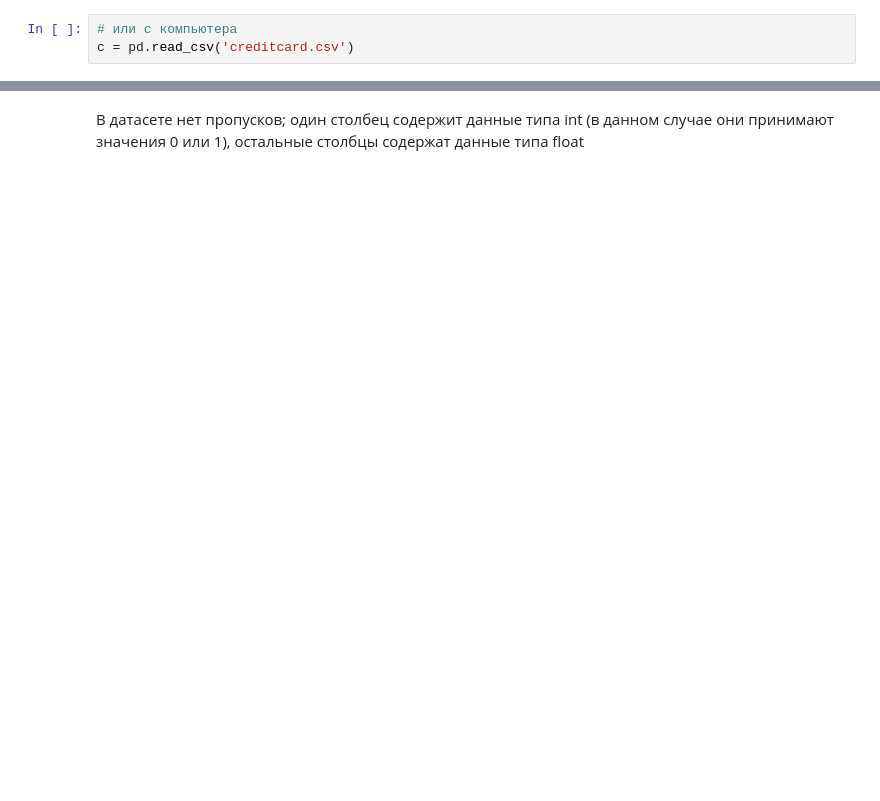
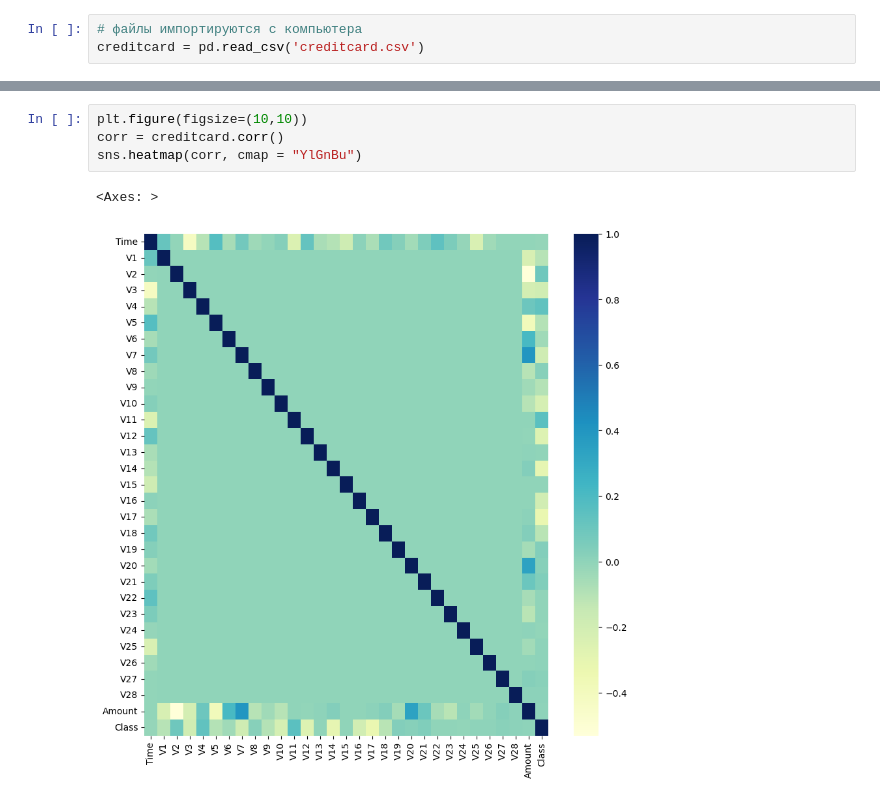
Before and after one commit to Egor-Shulga/credit-card-fraud-detection, a Jupyter notebook: CCFD.ipynb, the cells around one changed output, grey strips where cells are left out. Saved outputs shown, nothing was run; the diff lists cells and outputs as text; blank space fills up the shorter version.

```diff
--- a/CCFD.ipynb
+++ b/CCFD.ipynb
@@ -15,4 +53,4 @@ c = pd.read_csv('/content/drive/MyDrive/Colab Notebooks/files/creditcard.csv')
 # %%
-# или с компьютера
-c = pd.read_csv('creditcard.csv')
+# файлы импортируются с компьютера
+creditcard = pd.read_csv('creditcard.csv')
 # %%
@@ -24,2 +115,7 @@ print(c.isna().sum())
-# %% [markdown]
-В датасете нет пропусков; один столбец содержит данные типа int (в данном случае они принимают значения 0 или 1), остальные столбцы содержат данные типа float
+# %%
+plt.figure(figsize=(10,10))
+corr = creditcard.corr()
+sns.heatmap(corr, cmap = "YlGnBu")
+# %% [output]
+<Axes: >
+[figure, added]
```
Also changed, not shown: parts of 34 cells of this notebook.
